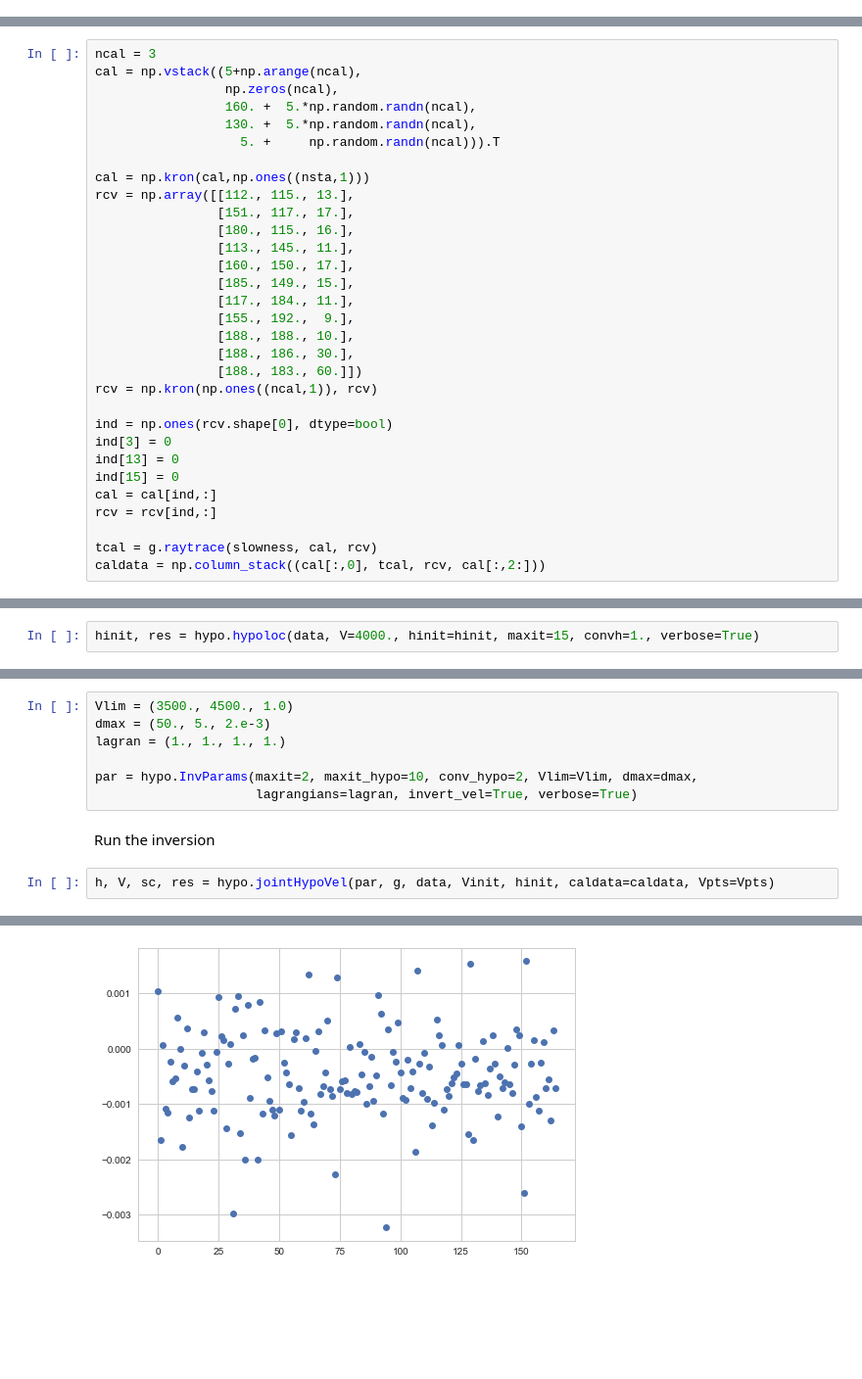
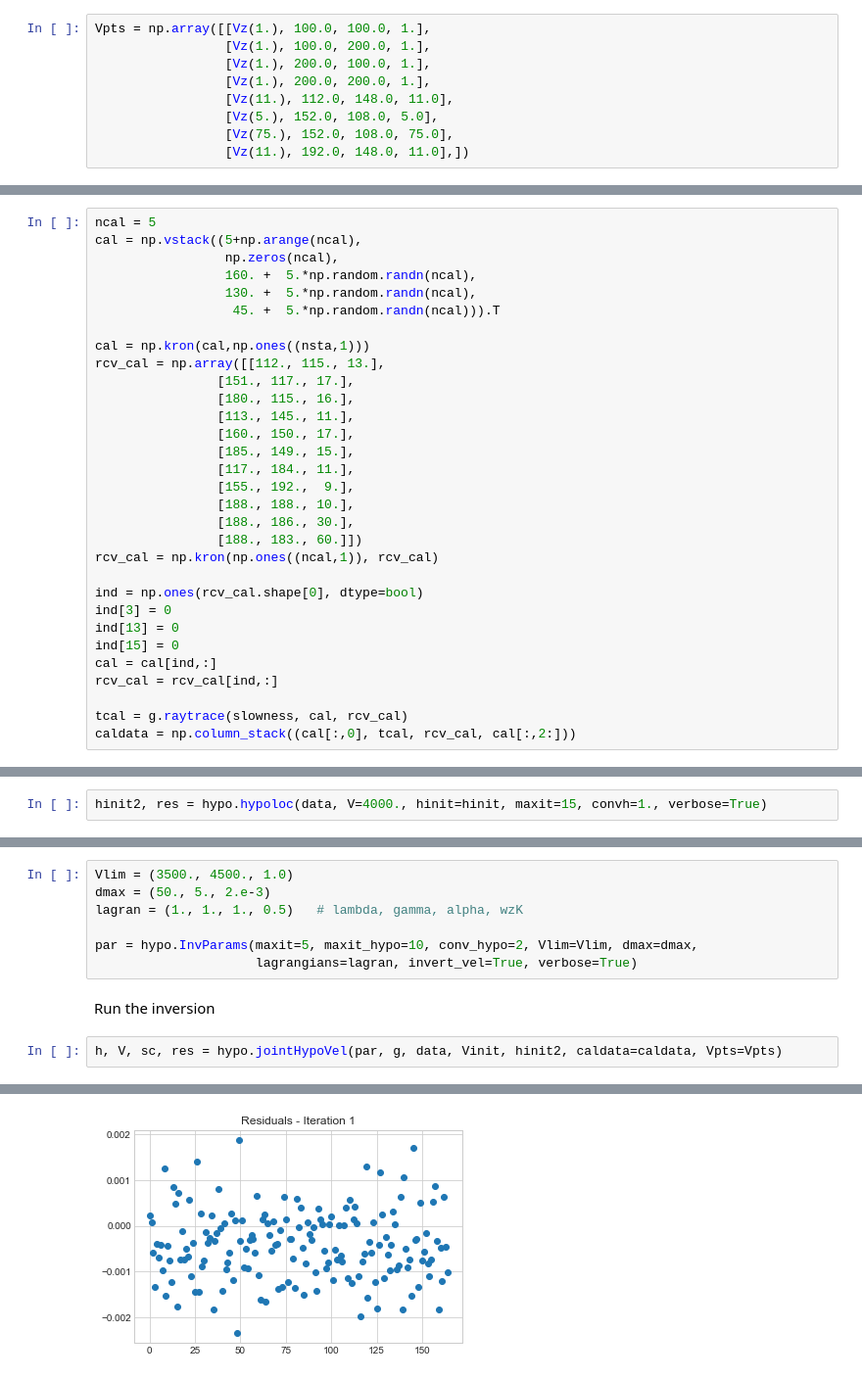
Before and after one commit to groupeLIAMG/hypopy, a Jupyter notebook: hypopy-tutorial.ipynb, the cells around one changed output, grey strips where cells are left out. Shown at 98% size. Drawn from its saved outputs; the diff is of its cells as text; blank space fills up the shorter version.

Commit message:
completed totu - inversion of P-wave data

```diff
--- a/hypopy-tutorial.ipynb
+++ b/hypopy-tutorial.ipynb
@@ -123 +152,10 @@ Vpts = np.array([[Vz[1], 110.0, 110.0, z[1]+50.],
+# %%
+Vpts = np.array([[Vz(1.), 100.0, 100.0, 1.],
+                 [Vz(1.), 100.0, 200.0, 1.],
+                 [Vz(1.), 200.0, 100.0, 1.],
+                 [Vz(1.), 200.0, 200.0, 1.],
+                 [Vz(11.), 112.0, 148.0, 11.0],
+                 [Vz(5.), 152.0, 108.0, 5.0],
+                 [Vz(75.), 152.0, 108.0, 75.0],
+                 [Vz(11.), 192.0, 148.0, 11.0],])
 # %% [markdown]
@@ -127,13 +165,13 @@ Let's use 3 shots recorded at most receivers
 # %%
-ncal = 3
+ncal = 5
 cal = np.vstack((5+np.arange(ncal),
                  np.zeros(ncal),
                  160. +  5.*np.random.randn(ncal),
                  130. +  5.*np.random.randn(ncal),
-                   5. +     np.random.randn(ncal))).T
+                  45. +  5.*np.random.randn(ncal))).T
 
 cal = np.kron(cal,np.ones((nsta,1)))
-rcv = np.array([[112., 115., 13.],
+rcv_cal = np.array([[112., 115., 13.],
                 [151., 117., 17.],
                 [180., 115., 16.],
                 [113., 145., 11.],
@@ -144,21 +182,21 @@ rcv = np.array([[112., 115., 13.],
                 [188., 188., 10.],
                 [188., 186., 30.],
                 [188., 183., 60.]])
-rcv = np.kron(np.ones((ncal,1)), rcv)
+rcv_cal = np.kron(np.ones((ncal,1)), rcv_cal)
 
-ind = np.ones(rcv.shape[0], dtype=bool)
+ind = np.ones(rcv_cal.shape[0], dtype=bool)
 ind[3] = 0
 ind[13] = 0
 ind[15] = 0
 cal = cal[ind,:]
-rcv = rcv[ind,:]
+rcv_cal = rcv_cal[ind,:]
 
-tcal = g.raytrace(slowness, cal, rcv)
-caldata = np.column_stack((cal[:,0], tcal, rcv, cal[:,2:]))
+tcal = g.raytrace(slowness, cal, rcv_cal)
+caldata = np.column_stack((cal[:,0], tcal, rcv_cal, cal[:,2:]))
 # %% [markdown]
 Before running the joint hypocenter-velocity inversion (JHVI), we use the constant velocity location algorithm.  This will improve convergence of the JHVI.
 # %%
-hinit, res = hypo.hypoloc(data, V=4000., hinit=hinit, maxit=15, convh=1., verbose=True)
+hinit2, res = hypo.hypoloc(data, V=4000., hinit=hinit, maxit=15, convh=1., verbose=True)
 # %% [output]
  *** Hypocenter inversion ***
 
@@ -182,25 +244,25 @@ Locating hypocenters no 14
 # %%
 Vlim = (3500., 4500., 1.0)
 dmax = (50., 5., 2.e-3)
-lagran = (1., 1., 1., 1.)
+lagran = (1., 1., 1., 0.5)   # lambda, gamma, alpha, wzK
 
-par = hypo.InvParams(maxit=2, maxit_hypo=10, conv_hypo=2, Vlim=Vlim, dmax=dmax,
+par = hypo.InvParams(maxit=5, maxit_hypo=10, conv_hypo=2, Vlim=Vlim, dmax=dmax,
                      lagrangians=lagran, invert_vel=True, verbose=True)
 # %% [markdown]
 Run the inversion
 # %%
-h, V, sc, res = hypo.jointHypoVel(par, g, data, Vinit, hinit, caldata=caldata, Vpts=Vpts)
+h, V, sc, res = hypo.jointHypoVel(par, g, data, Vinit, hinit2, caldata=caldata, Vpts=Vpts)
 # %% [output]
  *** Joint hypocenter-velocity inversion ***
 
 Building velocity data point matrix D
 Building regularization matrix K
 
 Starting iterations
 Iteration 1 - Updating velocity model
                 Updating penalty vector
                 Raytracing
-[figure, old version]
+[figure, new version]
                 Building matrix M
                   Event ID 0
                   Event ID 1
```
Also changed, not shown: parts of 21 cells of this notebook.
